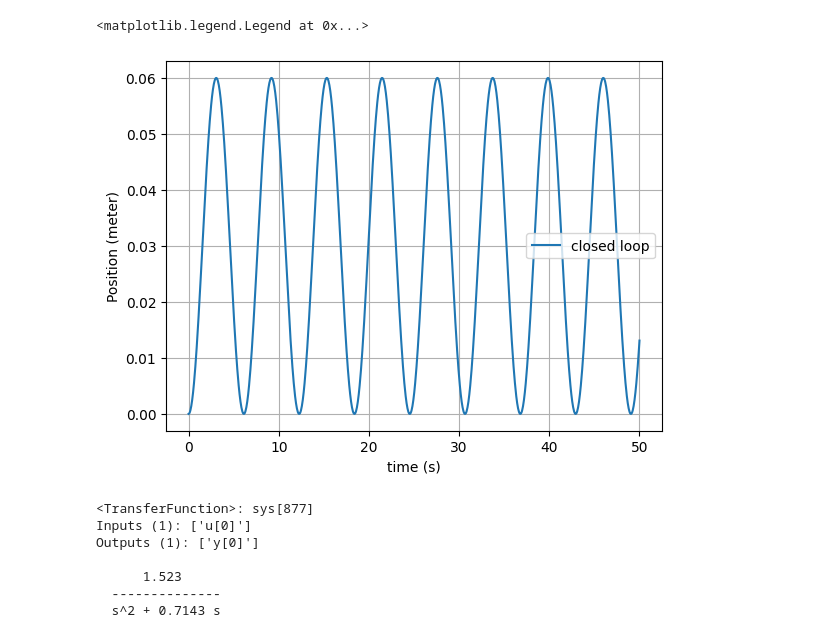
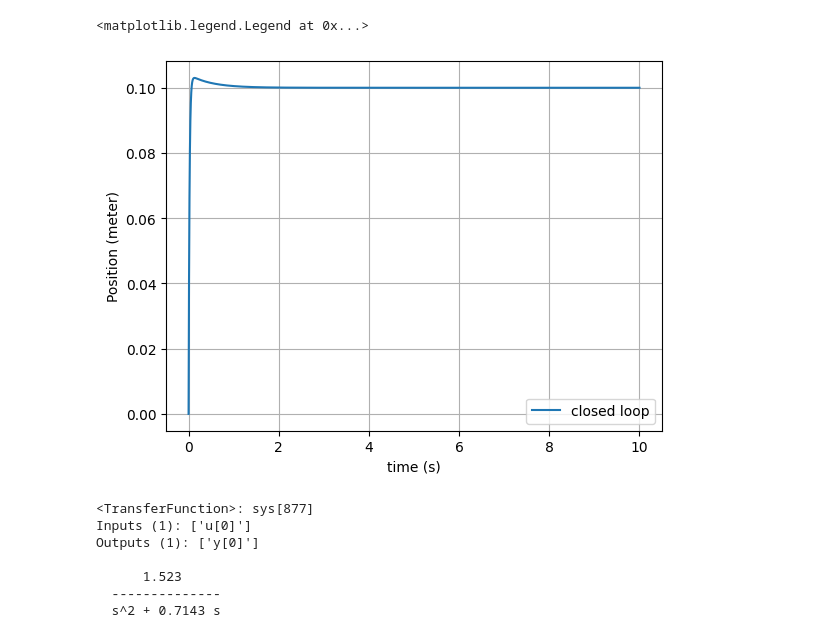
Before and after one commit to TijnAltenaAO/python-modeling, a Jupyter notebook: controlsystemsmodeling.ipynb, the cells around one changed output. Saved outputs shown, nothing was run; the diff lists cells and outputs as text; code cells hidden in the pictures.

```diff
--- a/controlsystemsmodeling.ipynb
+++ b/controlsystemsmodeling.ipynb
@@ -8,48 +8,48 @@ import matplotlib.pyplot as plt
 g = 9.81
 d = 0.0375
 L = 0.1725
-b = 0.00 # total guess
+b = 0.0001 # changes things significantly
 m = 0.05 # weight of ball
 R = 0.02
 
 s = ctl.TransferFunction.s
 
 K = 0.28 # could be 50>
 T = 0.1512 # check with calculations (paper says 0.4?)
 
-Kp = 0.1
-Ki = 0.0
-Kd = 0.0
+Kp = 10
+Ki = 0
+Kd = 5
 
 H_pid = Kp + Ki/s + Kd*s
 # H_sys = ((5/7)*g) / (s**2 +(5/7)*((b / (R*m))*s)) # also works!
 # H_sys = ((5/7)*g) / (s**2) # this works!
 H_sys = ((5/7)*g*(d / L)) / (s**2 +(5/7)*(b / (R*m))*s) # works!
 H_motor = (K/1+(1/T)) # of tao* s+ 1 in noemer
 # H_motor = (K/(T * s + 1))
+H_openloop = H_sys*H_motor
 H_total = H_sys*H_motor*H_pid
 
-H_closedloop = feedback(H_total, 1) # H_closedloop = H_total/(1+H_total)
+# H_closedloop = feedback(H_total, 1) # H_closedloop = H_total/(1+H_total)
+H_closedloop = H_total/(1+H_total)
 
-t = np.linspace(0, 50, 1000)
+t = np.linspace(0, 10, 1000)
 
-setpoint = 0.03
+setpoint = 0.1
 # init_x = 0.2
 
 r = np.ones_like(t) * setpoint # give array of 30 times[setpoint]
 
 t, y = forced_response(H_closedloop, T = t, U = r)
-
 plt.plot(t,y, label='closed loop')
-# plt.plot(t2,yc, label='Impulse response -  open loop')
 
 plt.grid()
 plt.xlabel('time (s)')
 plt.ylabel('Position (meter)')
 plt.legend()
 # %% [output]
 <matplotlib.legend.Legend at 0x...>
-[figure, old version]
+[figure, new version]
 # %%
 import array
 import control
```
